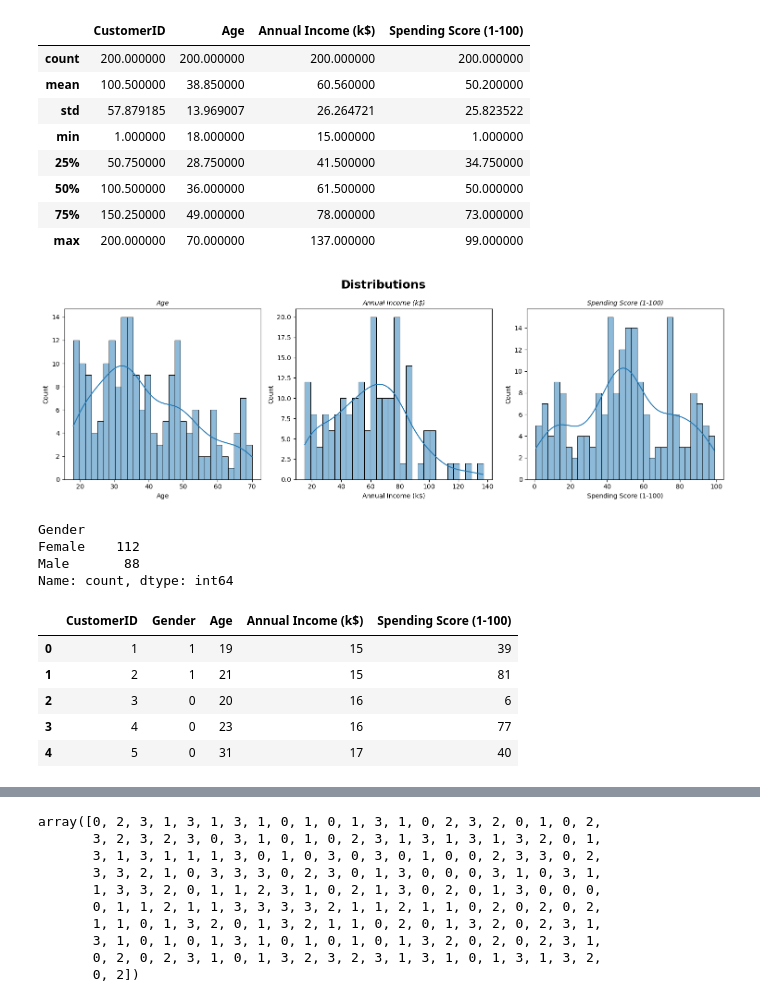
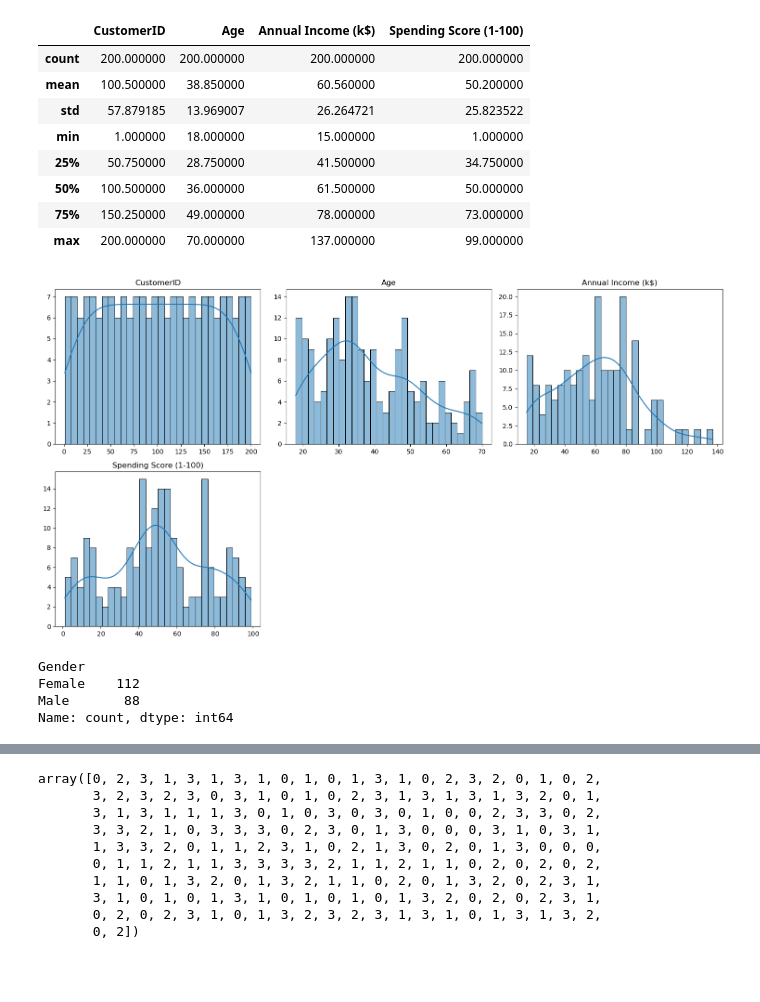
Before and after one commit to atilsamancioglu/MachineLearningNotebooks, a Jupyter notebook: 27-HierarchicalClustering.ipynb, the cells around one changed output, grey strips where cells are left out. Saved outputs shown, nothing was run; the diff lists cells and outputs as text; code cells hidden in the pictures; blank space fills up the shorter version.

```diff
--- a/27-HierarchicalClustering.ipynb
+++ b/27-HierarchicalClustering.ipynb
@@ -41,23 +43,29 @@ df.describe()
 | 50% | 100.500000 | 36.000000 | 61.500000 | 50.000000 |
 | 75% | 150.250000 | 49.000000 | 78.000000 | 73.000000 |
 | max | 200.000000 | 70.000000 | 137.000000 | 99.000000 |
-# %%
-columns = ["Age", "Annual Income (k$)", "Spending Score (1-100)"]
-
-fig, axes = plt.subplots(nrows = 1, ncols = 3, figsize=(15,5))
-fig.suptitle("Distributions", fontsize = 18, fontweight = "bold")
-
-for i, col in enumerate(columns):
-    row = i // 3
-    col_idx = i % 3
-    ax = axes[col_idx]
-    sns.histplot(data = df, x = col, kde=True, ax=ax, bins=30)
-    ax.set_title(col, fontsize=10, fontstyle = "italic")
-
-plt.tight_layout()
-plt.show()
-# %% [output]
-[figure, removed]
+# %%
+import math
+
+def plot_all_histograms(df, title_prefix=""):
+    num_cols = df.select_dtypes(include=[np.number]).columns
+    n_cols = 3
+    n_rows = math.ceil(len(num_cols) / n_cols)
+
+    plt.figure(figsize=(5 * n_cols, 4 * n_rows))
+
+    for i, col in enumerate(num_cols, 1):
+        plt.subplot(n_rows, n_cols, i)
+        sns.histplot(df[col], kde=True, bins=30)
+        plt.title(f"{title_prefix}{col}")
+        plt.xlabel("")
+        plt.ylabel("")
+
+    plt.tight_layout()
+    plt.show()
+# %%
+plot_all_histograms(df)
+# %% [output]
+[figure, added]
 # %%
 df['Gender'].value_counts()
 # %% [output]
@@ -68,14 +78,4 @@ Name: count, dtype: int64
 # %%
-from sklearn.preprocessing import LabelEncoder
-
 label_encoder = LabelEncoder()
 
 df['Gender'] = label_encoder.fit_transform(df['Gender'])
-df.head()
-# %% [output]
-|  | CustomerID | Gender | Age | Annual Income (k$) | Spending Score (1-100) |
-| 0 | 1 | 1 | 19 | 15 | 39 |
-| 1 | 2 | 1 | 21 | 15 | 81 |
-| 2 | 3 | 0 | 20 | 16 | 6 |
-| 3 | 4 | 0 | 23 | 16 | 77 |
-| 4 | 5 | 0 | 31 | 17 | 40 |
```
Also changed, not shown: parts of 33 cells of this notebook.
